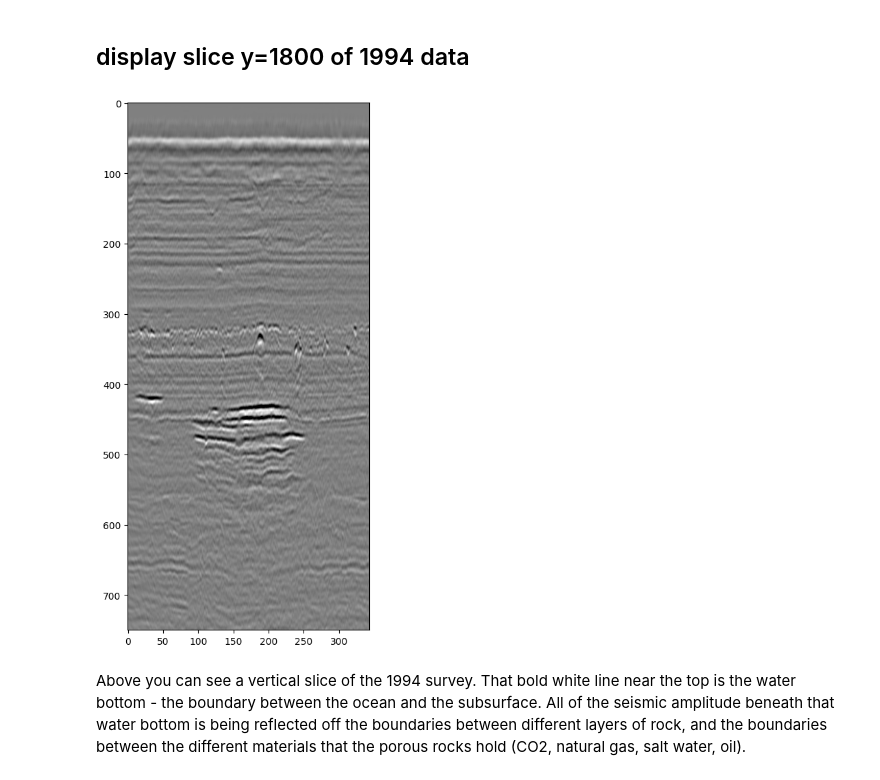
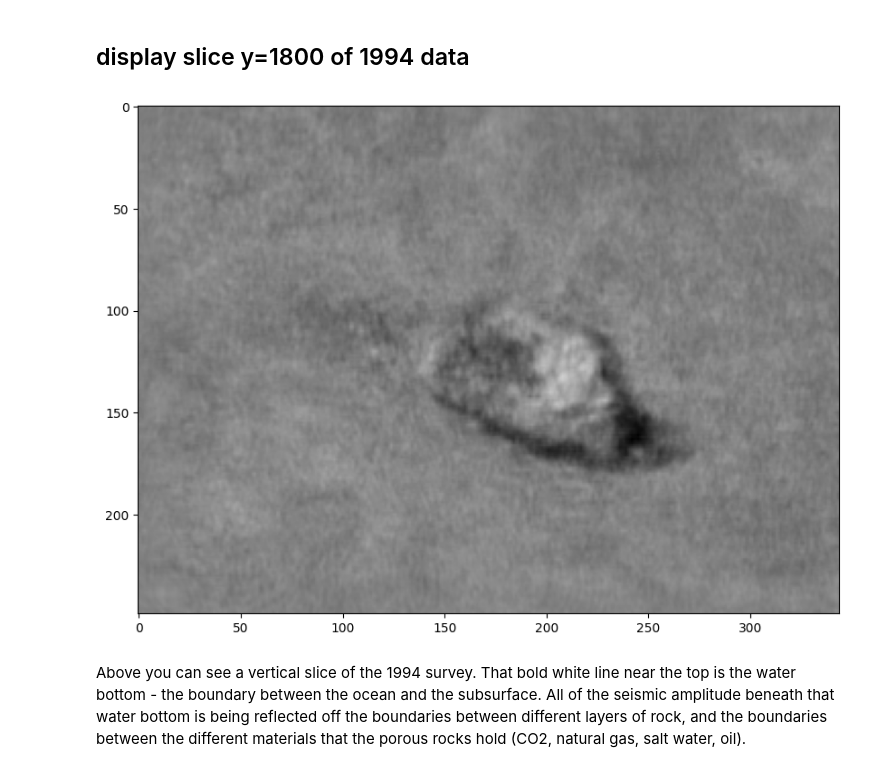
Before and after one commit to alvaromartinangulo/HelloWorldHack, a Jupyter notebook: HWH_CGG/challenge.ipynb, the cells around one changed output. Saved outputs shown, nothing was run; the diff lists cells and outputs as text; code cells hidden in the pictures.

```diff
--- a/HWH_CGG/challenge.ipynb
+++ b/HWH_CGG/challenge.ipynb
@@ -62,9 +62,9 @@ def show(data, const_axis, const_val, x_axis, y_axis, z_axis, colour = "gray", z
 # %% [markdown]
 ## display slice y=1800 of 1994 data
 # %%
-show(seismic, "y", 1840, "x", "z", "06")
+show(seismic, "z", 1000, "x", "y", "06")
 # %% [output]
-[figure, old version]
+[figure, new version]
 # %% [markdown]
 Above you can see a vertical slice of the 1994 survey. That bold white line near the top is the water bottom - the boundary between the ocean and the subsurface. All of the seismic amplitude beneath that water bottom is being reflected off the boundaries between different layers of rock, and the boundaries between the different materials that the porous rocks hold (CO2, natural gas, salt water, oil).
 # %% [markdown]
```
Also changed, not shown: parts of 8 cells of this notebook.
